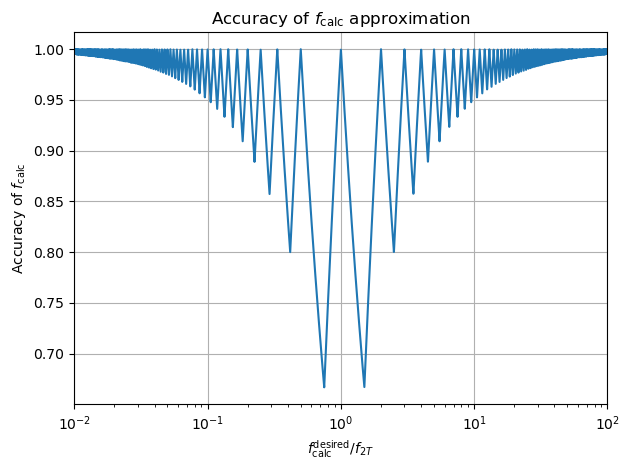
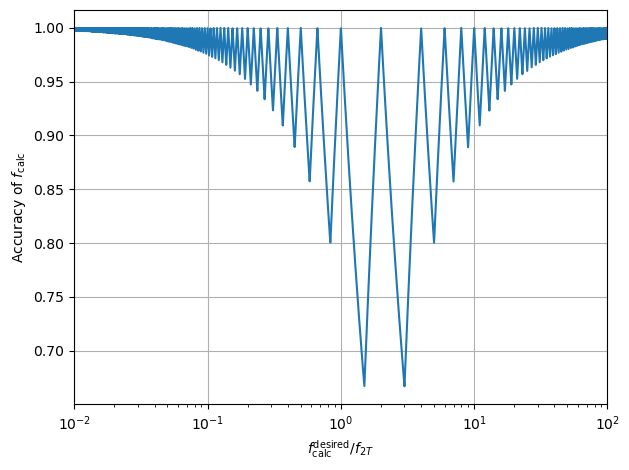
The change to this notebook cell's code, shown as a diff; its figure went from the first image to the second:
--- before
+++ after
@@ -50,5 +50,5 @@
 plt.xlabel('$f^\mathrm{desired}_\mathrm{calc}/f_{2T}$')
 plt.ylabel('Accuracy of $f_\mathrm{calc}$')
-plt.title('Accuracy of $f_\mathrm{calc}$ approximation')
+#plt.title('Accuracy of $f_\mathrm{calc}$ approximation')  # No title for paper version
 
 
@@ -58,4 +58,6 @@
 plt.tight_layout()
 
+plt.savefig("f_calc_accuracy_vs_desired_f_calc.pdf", format="pdf", bbox_inches="tight")
+
 # Show the plot
 plt.show()

Commit: Modified notebooks for the library compatibility.